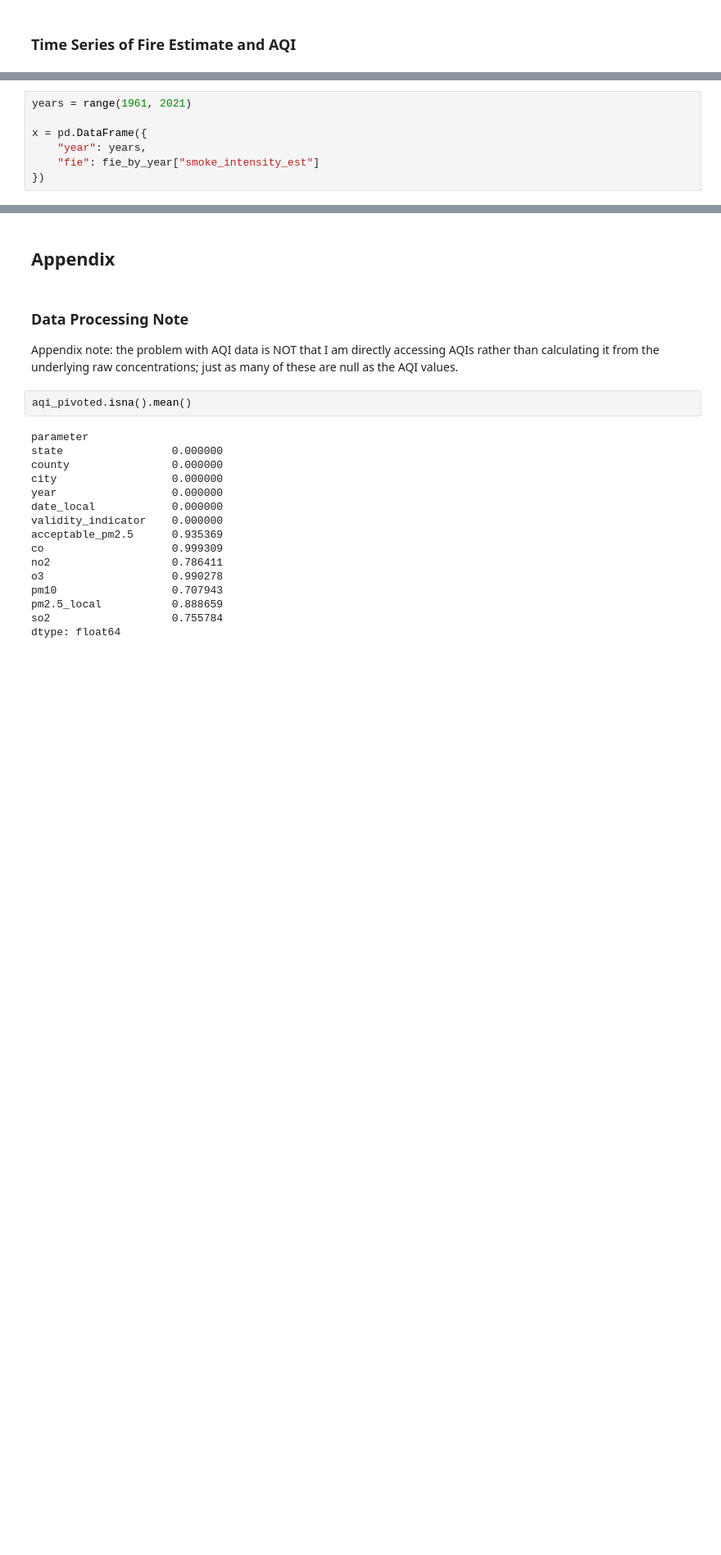
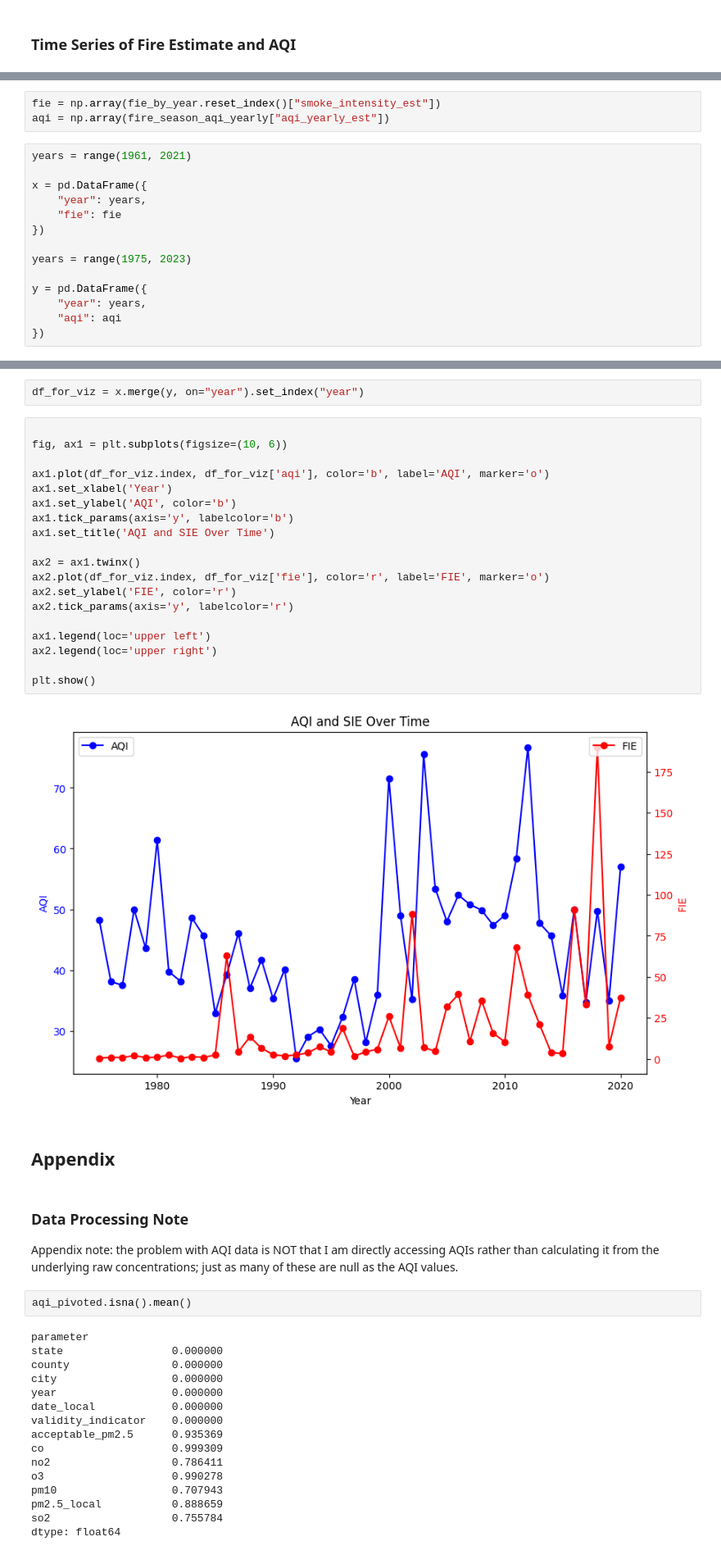
Before and after one commit to voglerdaniel/data-512-final-project, a Jupyter notebook: code/combining_distance_and_aqi.ipynb, the cells around one changed output, grey strips where cells are left out. Shown: that part at 82% size. Cells and saved outputs as stored; diff of their text form; blank space fills up the shorter version.

```diff
--- a/code/combining_distance_and_aqi.ipynb
+++ b/code/combining_distance_and_aqi.ipynb
@@ -558,7 +553,17 @@ y = fire_season_aqi_yearly.reset_index().copy()
+# %%
+fie = np.array(fie_by_year.reset_index()["smoke_intensity_est"])
+aqi = np.array(fire_season_aqi_yearly["aqi_yearly_est"])
 # %%
 years = range(1961, 2021)
 
 x = pd.DataFrame({
     "year": years,
-    "fie": fie_by_year["smoke_intensity_est"]
+    "fie": fie
 })
+
+years = range(1975, 2023)
+
+y = pd.DataFrame({
+    "year": years,
+    "aqi": aqi
+})
@@ -584,3 +570,26 @@ Name: smoke_intensity_est, dtype: float64
+# %%
+df_for_viz = x.merge(y, on="year").set_index("year")
+# %%
+
+fig, ax1 = plt.subplots(figsize=(10, 6))
+
+ax1.plot(df_for_viz.index, df_for_viz['aqi'], color='b', label='AQI', marker='o')
+ax1.set_xlabel('Year')
+ax1.set_ylabel('AQI', color='b')
+ax1.tick_params(axis='y', labelcolor='b')
+ax1.set_title('AQI and SIE Over Time')
+
+ax2 = ax1.twinx()
+ax2.plot(df_for_viz.index, df_for_viz['fie'], color='r', label='FIE', marker='o')
+ax2.set_ylabel('FIE', color='r')
+ax2.tick_params(axis='y', labelcolor='r')
+
+ax1.legend(loc='upper left')
+ax2.legend(loc='upper right')
+
+plt.show()
+# %% [output]
+[figure, added]
 # %% [markdown]
 ## Appendix
 # %% [markdown]
```
Also changed, not shown: parts of 6 cells of this notebook, 2 other files.
